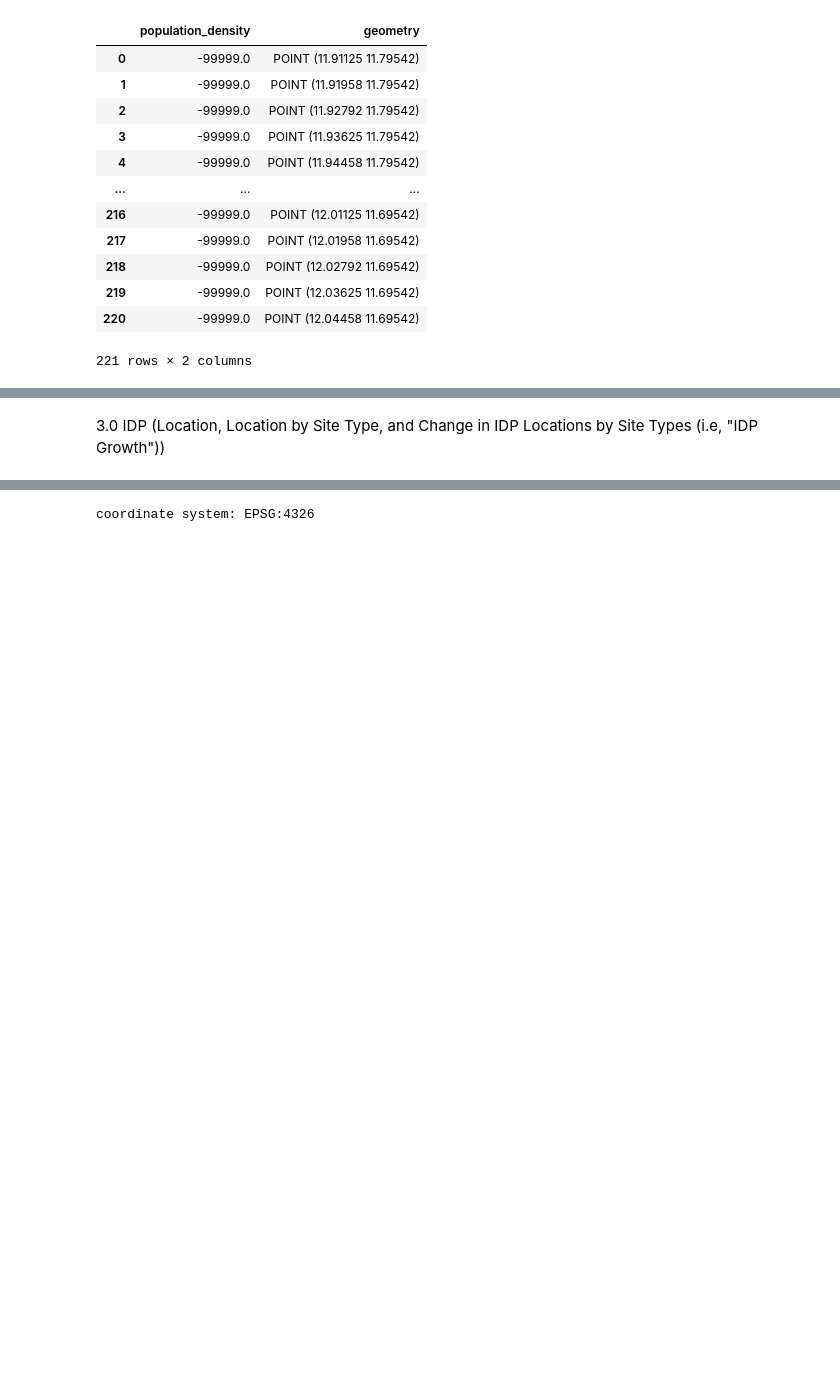
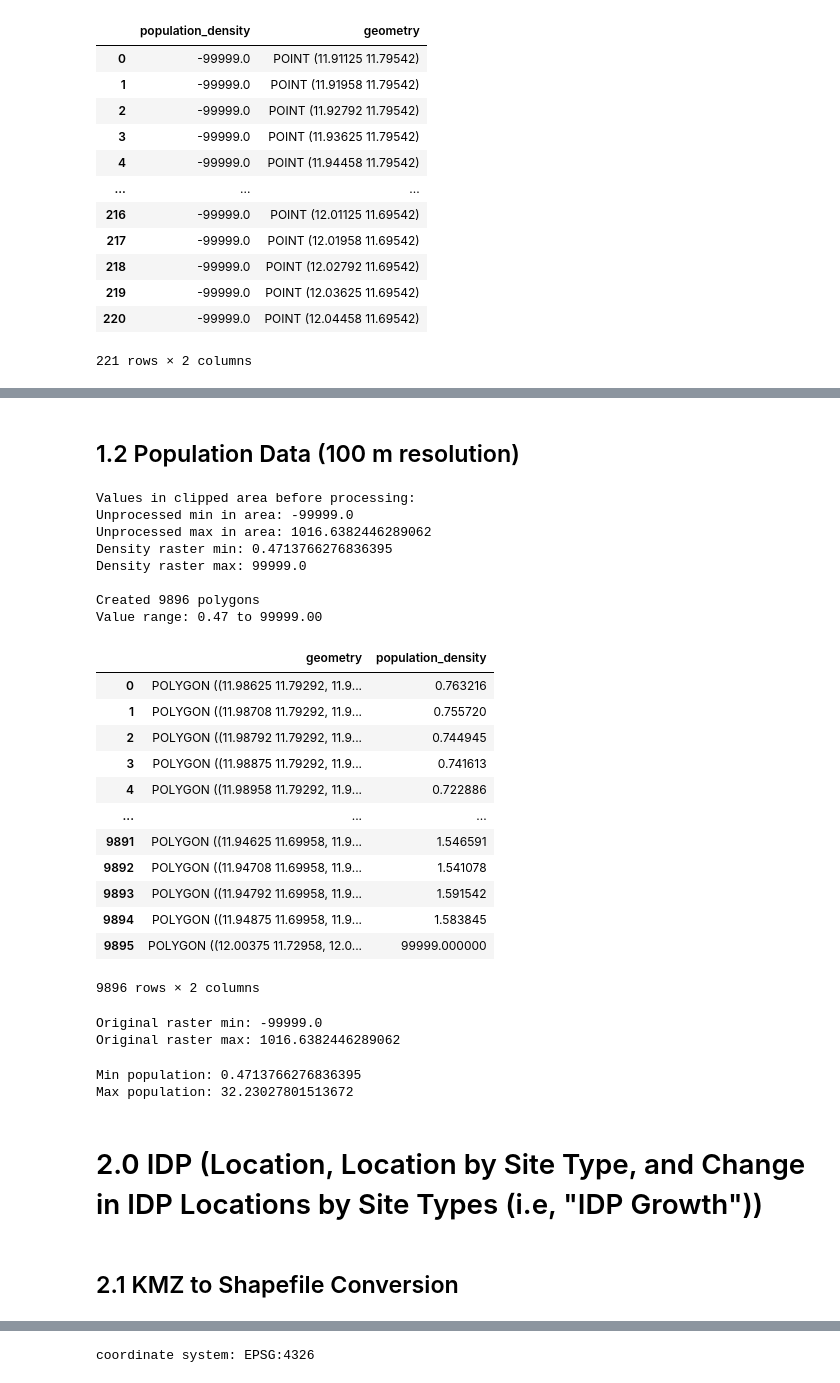
Before and after one commit to carolinecullinan/damaturu-nigeria-idp, a Jupyter notebook: notebooks/1-cgc-cleaning.ipynb, the cells around one changed output, grey strips where cells are left out. Saved outputs shown, nothing was run; the diff lists cells and outputs as text; code cells hidden in the pictures; blank space fills up the shorter version.

```diff
--- a/notebooks/1-cgc-cleaning.ipynb
+++ b/notebooks/1-cgc-cleaning.ipynb
@@ -113,5 +134,53 @@ import ee
+# %% [markdown]
+## 1.2 Population Data (100 m resolution)
+# %%
+#calc
+pd_calc_raster_to_polygons(
+    "data/raw/nga_ppp_2020_UNadj.tif",  # 100m population raster
+    "data/raw/AOI/damaturu.shp",     #  AOI shapefile
+    "data/processed/damaturu_100m_poly.geojson"  # output path
+)
+# %% [output]
+Values in clipped area before processing:
+Unprocessed min in area: -99999.0
+Unprocessed max in area: 1016.6382446289062
+Density raster min: 0.4713766276836395
+Density raster max: 99999.0
+
+Created 9896 polygons
+Value range: 0.47 to 99999.00
+|  | geometry | population_density |
+| 0 | POLYGON ((11.98625 11.79292, 11.9... | 0.763216 |
+| 1 | POLYGON ((11.98708 11.79292, 11.9... | 0.755720 |
+| 2 | POLYGON ((11.98792 11.79292, 11.9... | 0.744945 |
+| 3 | POLYGON ((11.98875 11.79292, 11.9... | 0.741613 |
+| 4 | POLYGON ((11.98958 11.79292, 11.9... | 0.722886 |
+| ... | ... | ... |
+| 9891 | POLYGON ((11.94625 11.69958, 11.9... | 1.546591 |
+| 9892 | POLYGON ((11.94708 11.69958, 11.9... | 1.541078 |
+| 9893 | POLYGON ((11.94792 11.69958, 11.9... | 1.591542 |
+| 9894 | POLYGON ((11.94875 11.69958, 11.9... | 1.583845 |
+| 9895 | POLYGON ((12.00375 11.72958, 12.0... | 99999.000000 |
+9896 rows × 2 columns
+# %%
+with rasterio.open("data/raw/nga_ppp_2020_UNadj.tif") as src:
+    data = src.read(1)  # read first band
+    print(f"Original raster min: {data.min()}")
+    print(f"Original raster max: {data.max()}")
+# %% [output]
+Original raster min: -99999.0
+Original raster max: 1016.6382446289062
+# %%
+damaturu_pd100m_poly = gpd.read_file("data/processed/damaturu_pd100m_poly.geojson")
+print(f"Min population: {damaturu_pd100m_poly['population_density'].min()}")
+print(f"Max population: {damaturu_pd100m_poly['population_density'].max()}")
+# %% [output]
+Min population: 0.4713766276836395
+Max population: 32.23027801513672
 # %% [markdown]
-3.0 IDP (Location, Location by Site Type, and Change in IDP Locations by Site Types (i.e, "IDP Growth"))
+# 2.0 IDP (Location, Location by Site Type, and Change in IDP Locations by Site Types (i.e, "IDP Growth"))
+# %% [markdown]
+## 2.1 KMZ to Shapefile Conversion
 # %%
 # convert IDP location KMZ to shapefile
 idp_shapefile = kmz_to_shapefile(
```
Also changed, not shown: parts of 18 cells of this notebook, 6 other files.
